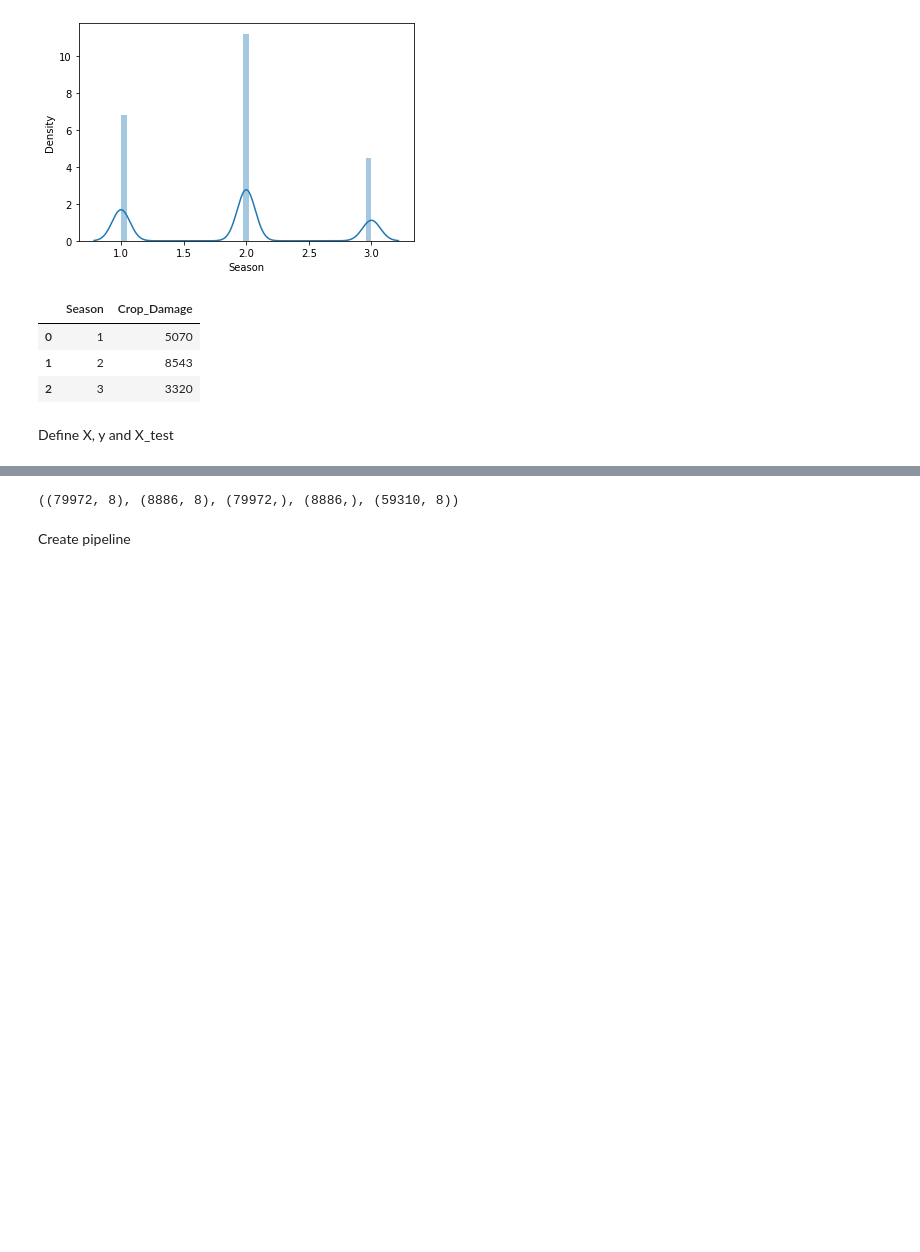
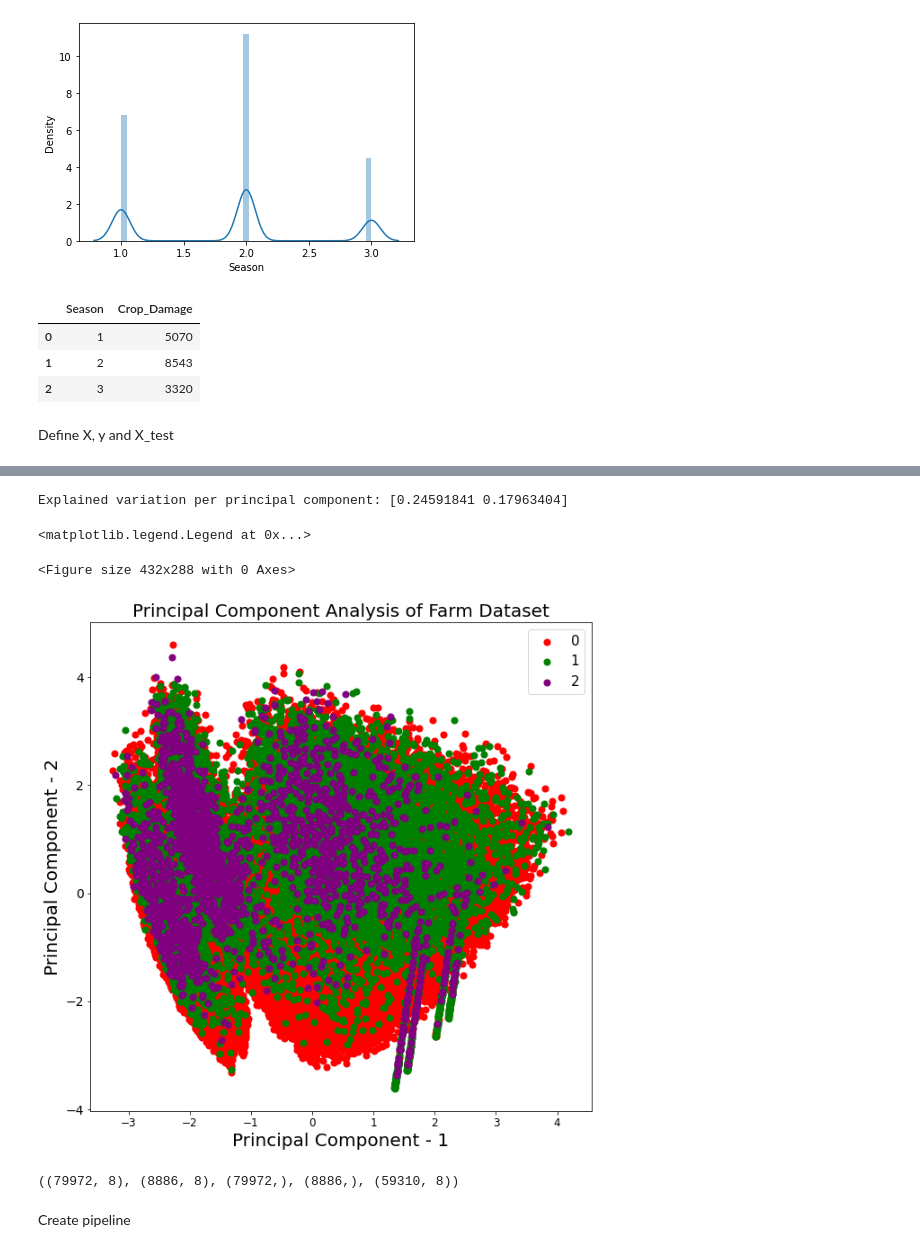
Before and after one commit to TracyRenee61/AV-Agriculture, a Jupyter notebook: AV_Agriculture_Bagging_Classifier.ipynb, the cells around one changed output, grey strips where cells are left out. Cells and saved outputs as stored; diff of their text form; code cells hidden in the pictures; blank space fills up the shorter version.

```diff
--- a/AV_Agriculture_Bagging_Classifier.ipynb
+++ b/AV_Agriculture_Bagging_Classifier.ipynb
@@ -381,0 +389,9 @@ preprocessor = ColumnTransformer(transformers=[
+# %%
+from sklearn.decomposition import PCA
+
+pca_coli = PCA(n_components=2)
+principalComponents_coli = pca_coli.fit_transform(X)
+# %%
+principal_farm_Df = pd.DataFrame(data = principalComponents_coli
+             , columns = ['principal component 1', 'principal component 2'])
+principal_farm_Df
@@ -381,0 +412,25 @@ preprocessor = ColumnTransformer(transformers=[
+# %%
+print('Explained variation per principal component: {}'.format(pca_coli.explained_variance_ratio_))
+# %% [output]
+Explained variation per principal component: [0.24591841 0.17963404]
+# %%
+import matplotlib.pyplot as plt
+
+plt.figure()
+plt.figure(figsize=(10,10))
+plt.xticks(fontsize=12)
+plt.yticks(fontsize=14)
+plt.xlabel('Principal Component - 1',fontsize=20)
+plt.ylabel('Principal Component - 2',fontsize=20)
+plt.title("Principal Component Analysis of Farm Dataset",fontsize=20)
+targets = [0, 1, 2]
+colors = ['r', 'g', 'purple']
+for target, color in zip(targets,colors):
+    indicesToKeep = y == target
+    plt.scatter(principal_farm_Df.loc[indicesToKeep, 'principal component 1'], principal_farm_Df.loc[indicesToKeep, 'principal component 2'], c = color, s = 50)
+
+plt.legend(targets,prop={'size': 15})
+# %% [output]
+<matplotlib.legend.Legend at 0x...>
+<Figure size 432x288 with 0 Axes>
+[figure, added]
```
Also changed, not shown: parts of 19 cells of this notebook.
